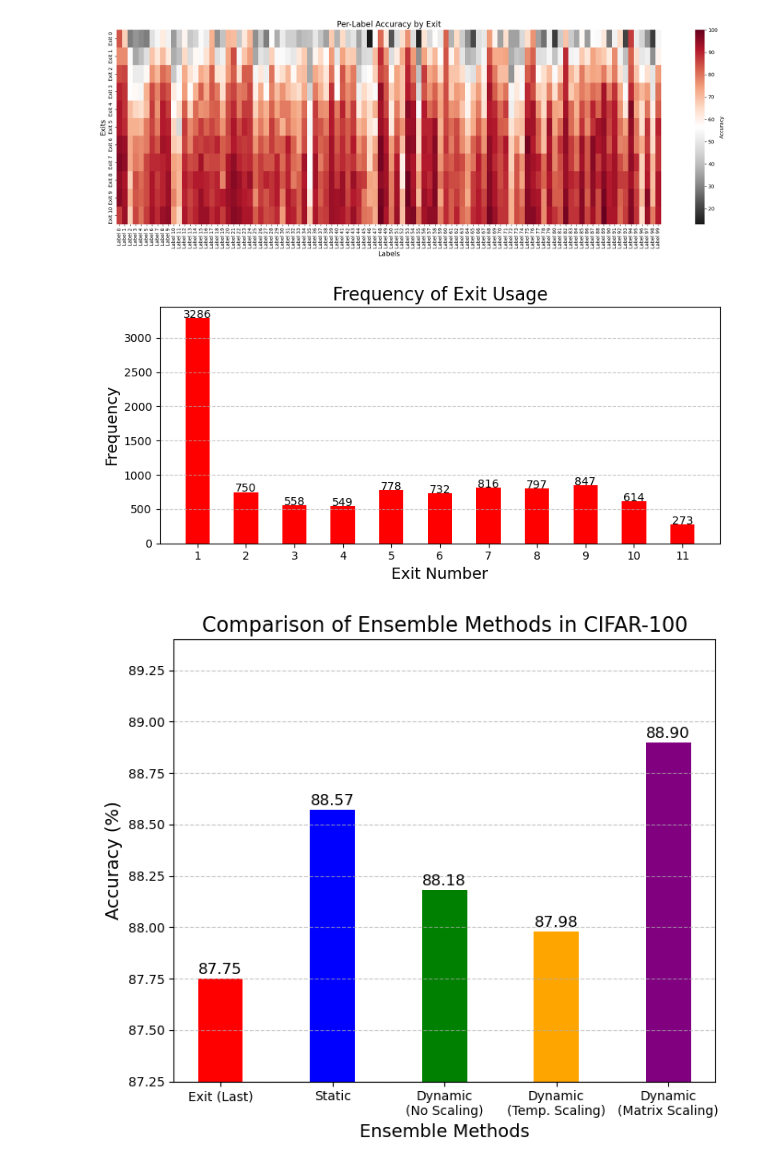
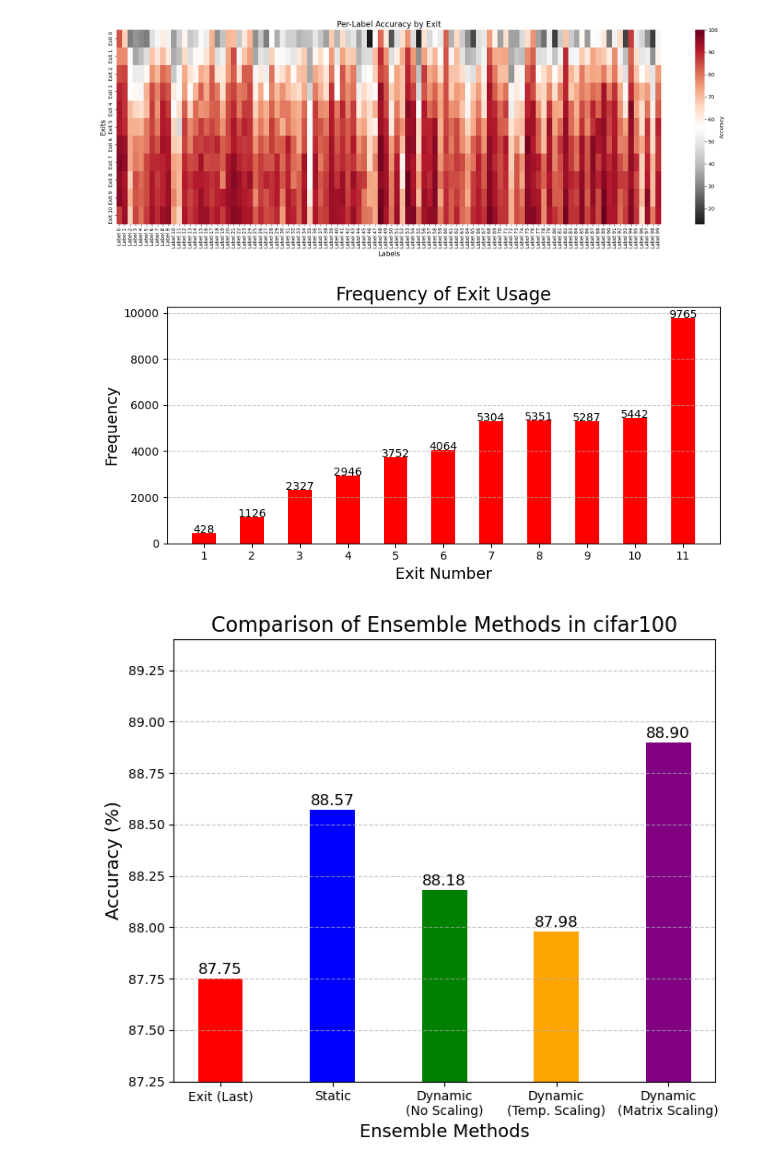
Before and after one commit to GooDongWoo/MEV, a Jupyter notebook: my_plot.ipynb, the cells around one changed output. Drawn from its saved outputs; the diff is of its cells as text; code cells hidden in the pictures.

```diff
--- a/my_plot.ipynb
+++ b/my_plot.ipynb
@@ -13,8 +13,7 @@ cache_exp.keys()
 dict_keys(['prefix_sum_ensemble_acc', 'static_ensemble_acc', 'Dynamic_No_Scaling', 'choosen_exit_distribution', 'Dynamic_TS_Scaling', 'exits_precision', 'Dynamic_MS_Scaling'])
 # %%
 # Data: FLOPs and accuracy
-flops_actual = [125285476, 130010980, 134736484, 139461988, 144187492, 148912996,
-                153638500, 158364004, 163089508, 167815012, 172540516]
+flops_actual = [2908152576, 4304009472, 5699866368, 7095723264, 8491580160, 9887437056, 11283293952, 12679150848, 14075007744, 15470864640, 16866721536]
 origin_acc = [72.76, 80.35, 85.8, 89.42, 91.98, 93.12, 94.94, 96.44, 96.95, 97.35, 97.63]
 prefix_sum_ensemble_acc = cache_exp['prefix_sum_ensemble_acc']
 
@@ -38,7 +37,7 @@ for i, (flop, acc) in enumerate(zip(flops_actual, prefix_sum_ensemble_acc)):
     plt.text(flop, acc - offset * tmp_offset, f"{acc:.2f}", fontsize=text_label_size, ha='center', color='green')
 
 # Titles and labels
-plt.title("Relationship between FLOPs and Accuracy in CIFAR-100", fontsize=16)
+plt.title(f"Relationship between FLOPs and Accuracy in {data_choice}", fontsize=16)
 plt.xlabel("FLOPs", fontsize=14)
 plt.ylabel("Accuracy (%)", fontsize=14)
 plt.legend(fontsize=12)
@@ -81,11 +80,11 @@ exit_ids = range(1,num_exits + 1)
 
 # 각 출구가 선택된 횟수 계산
 exit_counts = [0] * (len(exit_ids))
+# for exits in exits_data:
+#     exit_counts[len(exits) - 1] += 1
 for exits in exits_data:
-    exit_counts[len(exits) - 1] += 1
-# for exits in exits_data:
-#     for exit_id in exits:
-#         exit_counts[exit_id] += 1
+    for exit_id in exits:
+        exit_counts[exit_id] += 1
 
 # 막대 그래프 시각화
 plt.figure(figsize=(8, 4))
@@ -155,8 +154,7 @@ cache_exp.keys()
 dict_keys(['prefix_sum_ensemble_acc', 'static_ensemble_acc', 'Dynamic_No_Scaling', 'choosen_exit_distribution', 'Dynamic_TS_Scaling', 'exits_precision', 'Dynamic_MS_Scaling'])
 # %%
 # Data: FLOPs and accuracy
-flops_actual = [125285476, 130010980, 134736484, 139461988, 144187492, 148912996,
-                153638500, 158364004, 163089508, 167815012, 172540516]
+flops_actual = [2908152576, 4304009472, 5699866368, 7095723264, 8491580160, 9887437056, 11283293952, 12679150848, 14075007744, 15470864640, 16866721536]
 origin_acc = [48.21, 59.63, 67.93, 73.31, 77.9, 80.8, 83.71, 85.33, 86.61, 87.04, 87.75]
 prefix_sum_ensemble_acc = cache_exp['prefix_sum_ensemble_acc']
 
@@ -180,7 +178,7 @@ for i, (flop, acc) in enumerate(zip(flops_actual, prefix_sum_ensemble_acc)):
     plt.text(flop, acc - offset * tmp_offset, f"{acc:.2f}", fontsize=text_label_size, ha='center', color='green')
 
 # Titles and labels
-plt.title("Relationship between FLOPs and Accuracy in CIFAR-100", fontsize=16)
+plt.title(f"Relationship between FLOPs and Accuracy in {data_choice}", fontsize=16)
 plt.xlabel("FLOPs", fontsize=14)
 plt.ylabel("Accuracy (%)", fontsize=14)
 plt.legend(fontsize=12)
@@ -219,38 +217,38 @@ plt.show()
 # %%
 exits_data  = cache_exp['choosen_exit_distribution']
 
 exit_ids = range(1,num_exits + 1)
 
 # 각 출구가 선택된 횟수 계산
 exit_counts = [0] * (len(exit_ids))
+# for exits in exits_data:
+#     exit_counts[len(exits) - 1] += 1
 for exits in exits_data:
-    exit_counts[len(exits) - 1] += 1
-# for exits in exits_data:
-#     for exit_id in exits:
-#         exit_counts[exit_id] += 1
+    for exit_id in exits:
+        exit_counts[exit_id] += 1
 
 # 막대 그래프 시각화
 plt.figure(figsize=(8, 4))
 plt.bar(exit_ids, exit_counts, color='red',  width= 0.5)
 
 # 그래프 제목 및 축 레이블 설정
 plt.title("Frequency of Exit Usage", fontsize=16)
 plt.xlabel("Exit Number", fontsize=14)
 plt.ylabel("Frequency", fontsize=14)
 
 # X축 눈금 설정
 plt.xticks(exit_ids)
 
 # 값 레이블 추가
 for i, count in zip(exit_ids, exit_counts):
     plt.text(i, count + 2, str(count), ha='center', fontsize=10)
 
 # 그래프 표시
 plt.tight_layout()
 plt.grid(axis='y', linestyle='--', alpha=0.7)
 plt.show()
 # %% [output]
-[figure, old version]
+[figure, new version]
 # %%
 # Data: Ensemble methods and accuracies
 methods = [
@@ -271,7 +269,7 @@ for bar, acc in zip(bars, accuracies):
              ha='center', va='bottom', fontsize=12, color='black')
 
 # Titles and labels
-plt.title("Comparison of Ensemble Methods in CIFAR-100", fontsize=16)
+plt.title(f"Comparison of Ensemble Methods in {data_choice}", fontsize=16)
 plt.ylabel("Accuracy (%)", fontsize=14)
 plt.xlabel("Ensemble Methods", fontsize=14)
 plt.ylim(accuracies[0]-0.5, accuracies[-1]+0.5)  # Adjust Y-axis limits for better visibility
@@ -281,4 +279,4 @@ plt.grid(axis='y', linestyle='--', alpha=0.7)
 plt.tight_layout()
 plt.show()
 # %% [output]
-[figure, old version]
+[figure, new version]
```
Also changed, not shown: parts of 4 cells of this notebook, 3 other files.
